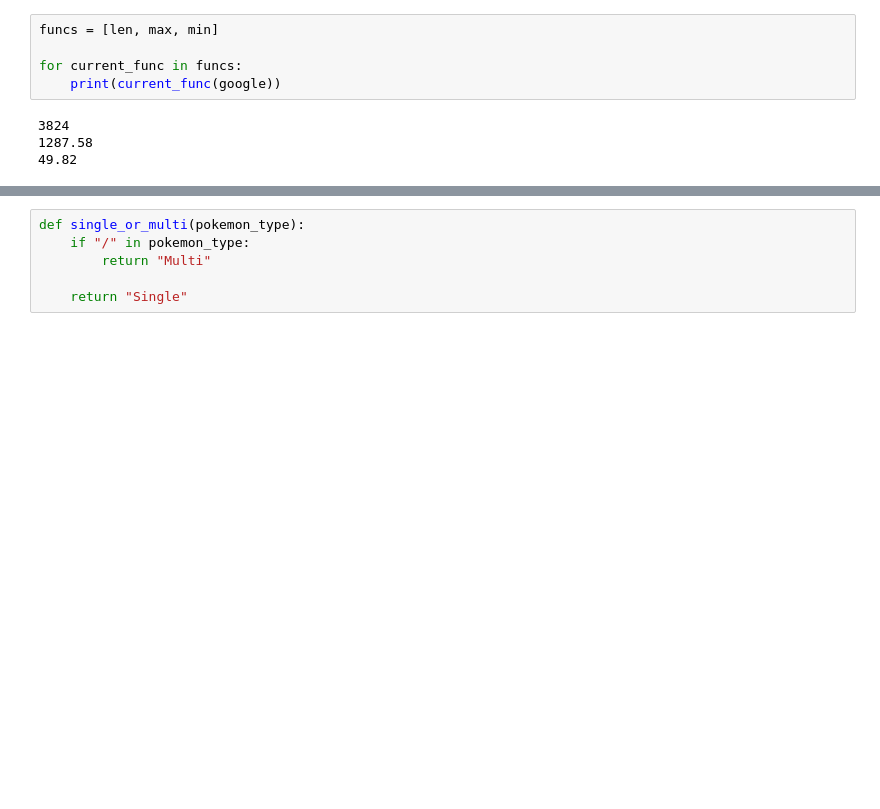
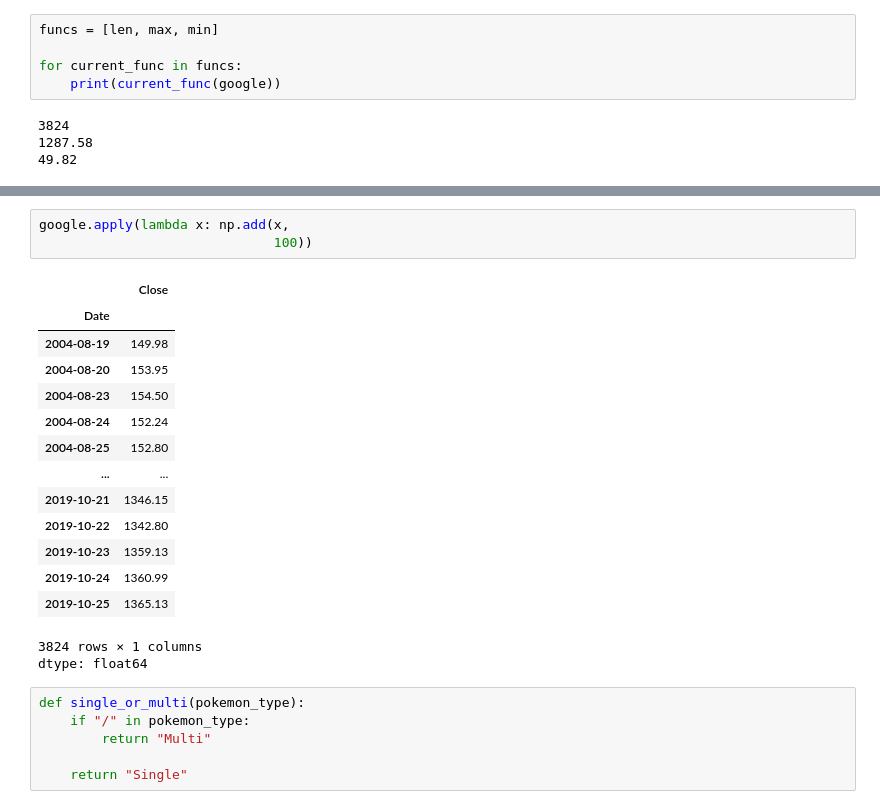
Before and after one commit to brownsloth/3by3, a Jupyter notebook: chapter_03_series_methods/chapter_03_series_methods.ipynb, the cells around one changed output, grey strips where cells are left out. Saved outputs shown, nothing was run; the diff lists cells and outputs as text; blank space fills up the shorter version.

```diff
--- a/chapter_03_series_methods/chapter_03_series_methods.ipynb
+++ b/chapter_03_series_methods/chapter_03_series_methods.ipynb
@@ -637,3 +686,22 @@ Name: Close, Length: 3824, dtype: int64
+# %%
+google.apply(lambda x: np.add(x,
+                              100))
+# %% [output]
+|  | Close |
+| Date |  |
+| 2004-08-19 | 149.98 |
+| 2004-08-20 | 153.95 |
+| 2004-08-23 | 154.50 |
+| 2004-08-24 | 152.24 |
+| 2004-08-25 | 152.80 |
+| ... | ... |
+| 2019-10-21 | 1346.15 |
+| 2019-10-22 | 1342.80 |
+| 2019-10-23 | 1359.13 |
+| 2019-10-24 | 1360.99 |
+| 2019-10-25 | 1365.13 |
+3824 rows × 1 columns
+dtype: float64
 # %%
 def single_or_multi(pokemon_type):
     if "/" in pokemon_type:
```
Also changed, not shown: parts of 63 cells of this notebook.
